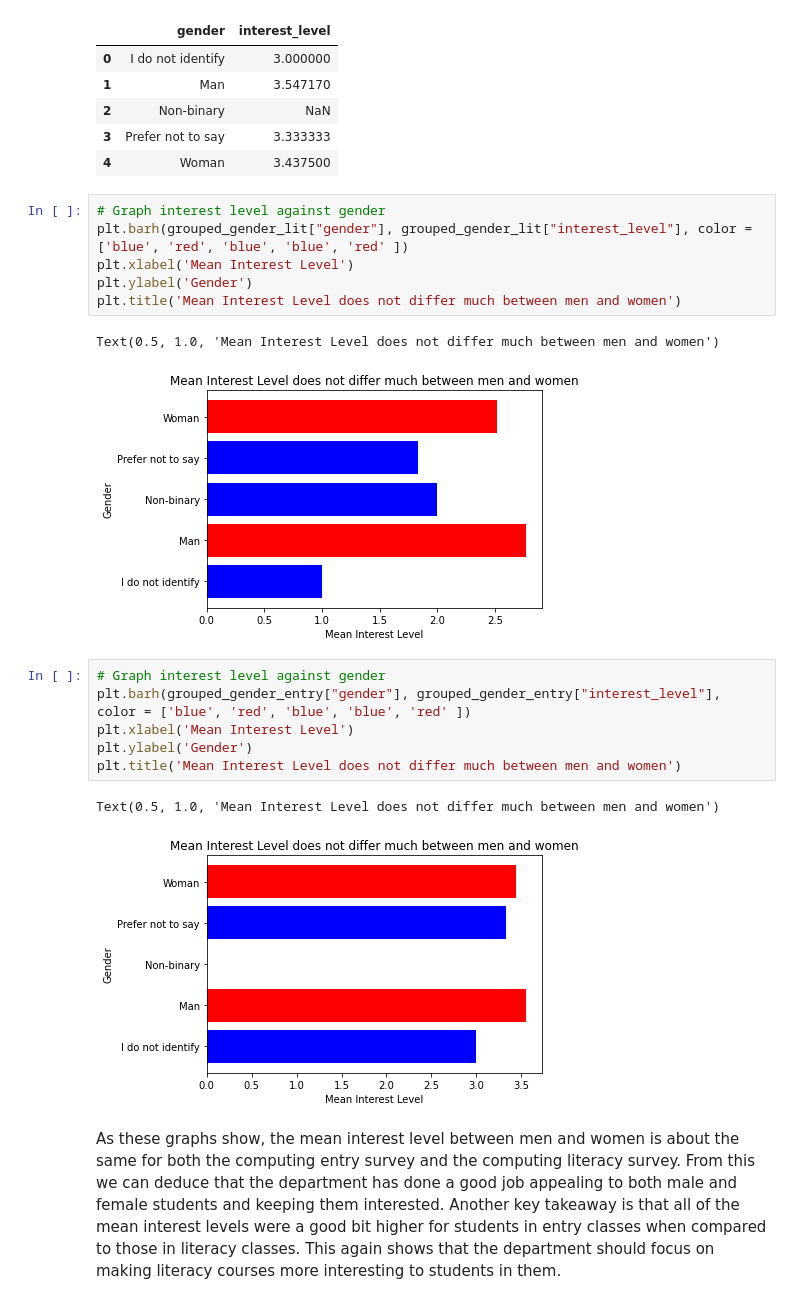
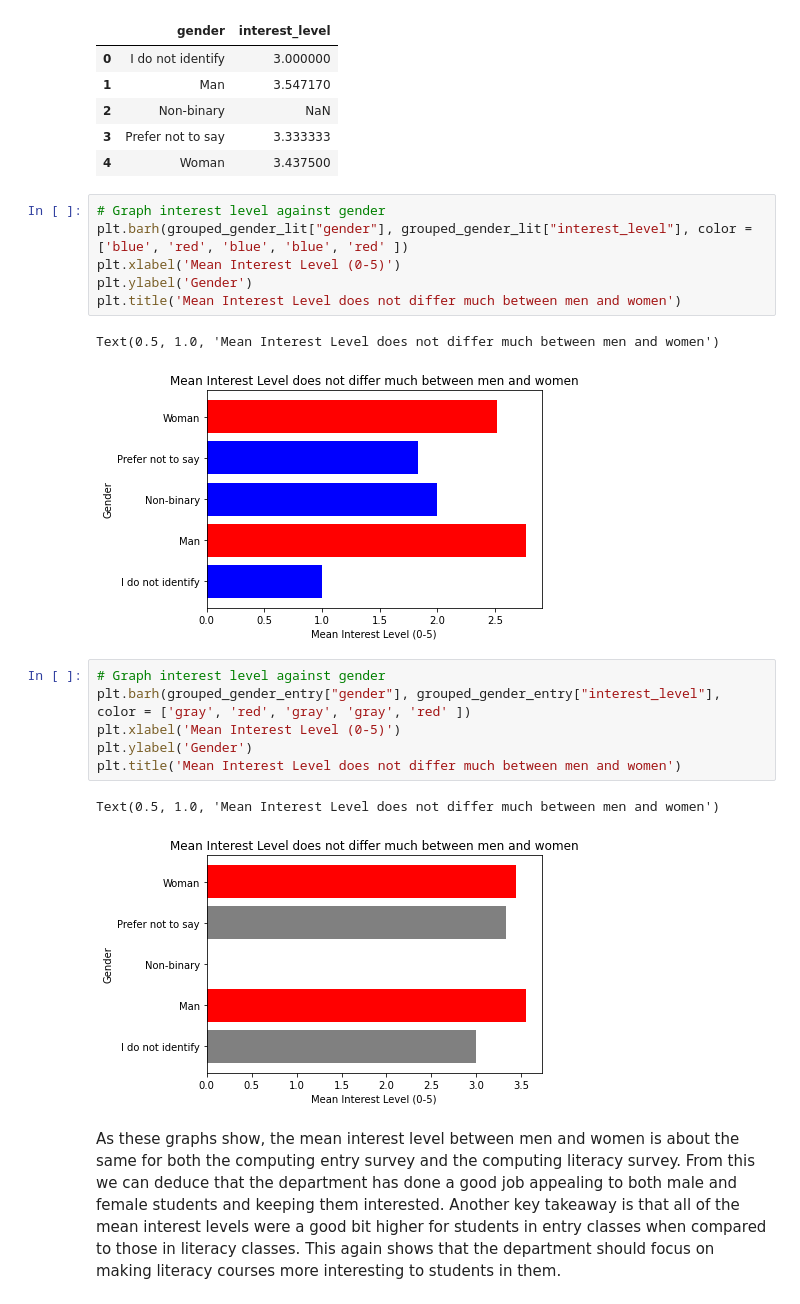
Before and after one commit to jackr276/Project-2---Data-Anaylsis-with-Python, a Jupyter notebook: Project 2 Data Analysis.ipynb, the cells around one changed output. Saved outputs shown, nothing was run; the diff lists cells and outputs as text.

```diff
--- a/Project 2 Data Analysis.ipynb
+++ b/Project 2 Data Analysis.ipynb
@@ -139,20 +140,20 @@ grouped_gender_entry
 # %%
 # Graph interest level against gender
 plt.barh(grouped_gender_lit["gender"], grouped_gender_lit["interest_level"], color = ['blue', 'red', 'blue', 'blue', 'red' ])
-plt.xlabel('Mean Interest Level')
+plt.xlabel('Mean Interest Level (0-5)')
 plt.ylabel('Gender')
 plt.title('Mean Interest Level does not differ much between men and women')
 # %% [output]
 Text(0.5, 1.0, 'Mean Interest Level does not differ much between men and women')
-[figure, old version]
+[figure, new version]
 # %%
 # Graph interest level against gender
-plt.barh(grouped_gender_entry["gender"], grouped_gender_entry["interest_level"], color = ['blue', 'red', 'blue', 'blue', 'red' ])
-plt.xlabel('Mean Interest Level')
+plt.barh(grouped_gender_entry["gender"], grouped_gender_entry["interest_level"], color = ['gray', 'red', 'gray', 'gray', 'red' ])
+plt.xlabel('Mean Interest Level (0-5)')
 plt.ylabel('Gender')
 plt.title('Mean Interest Level does not differ much between men and women')
 # %% [output]
 Text(0.5, 1.0, 'Mean Interest Level does not differ much between men and women')
-[figure, old version]
+[figure, new version]
 # %% [markdown]
 As these graphs show, the mean interest level between men and women is about the same for both the computing entry survey and the computing literacy survey. From this we can deduce that the department has done a good job appealing to both male and female students and keeping them interested. Another key takeaway is that all of the mean interest levels were a good bit higher for students in entry classes when compared to those in literacy classes. This again shows that the department should focus on making literacy courses more interesting to students in them.
```
Also changed, not shown: parts of 1 cell of this notebook.
